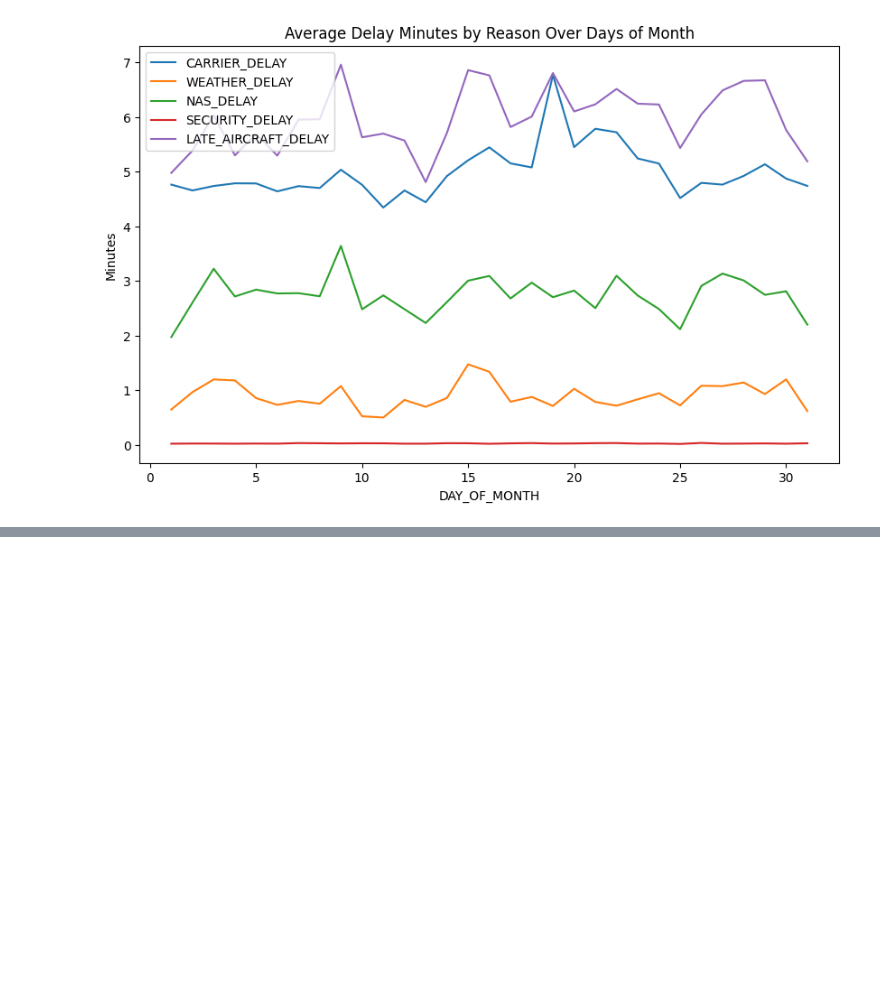
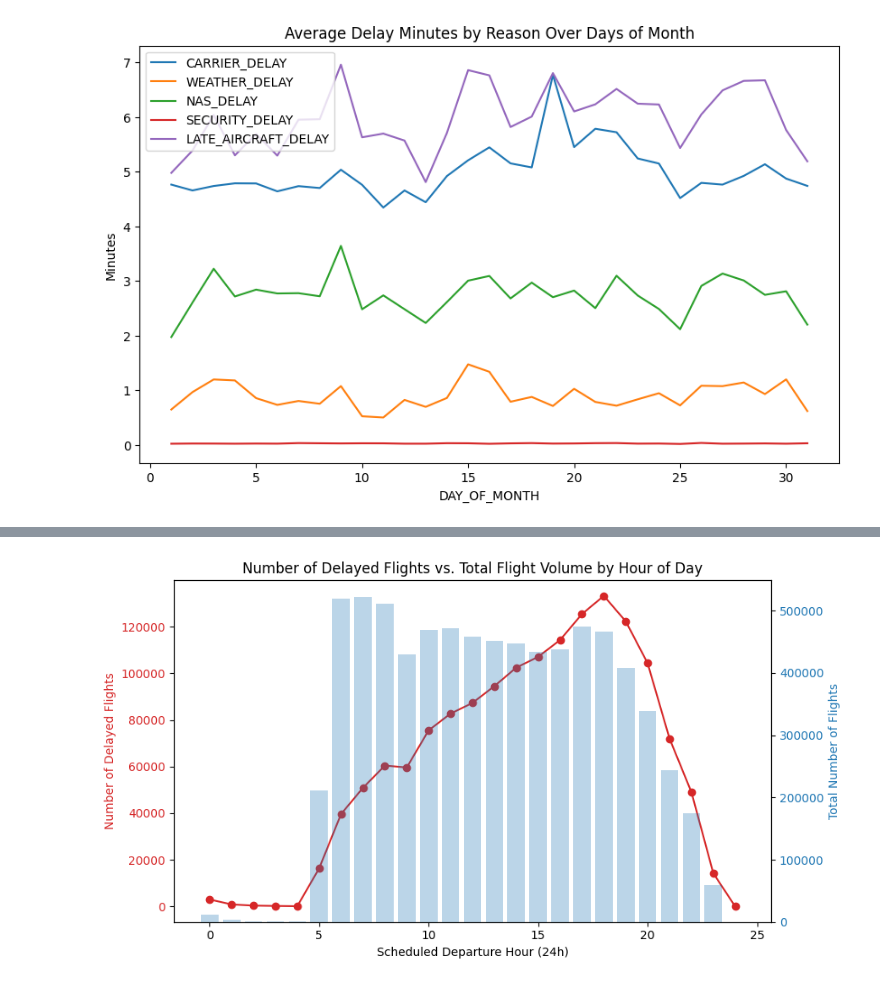
Before and after one commit to elenayzhu/mie368, a Jupyter notebook: individual-eda/Elena's_EDA.ipynb, the cells around one changed output, grey strips where cells are left out. Cells and saved outputs as stored; diff of their text form; code cells hidden in the pictures; blank space fills up the shorter version.

```diff
--- a/individual-eda/Elena's_EDA.ipynb
+++ b/individual-eda/Elena's_EDA.ipynb
@@ -140,0 +203,35 @@ Text(0, 0.5, 'Minutes')
+# %%
+# Define what counts as a "delay" (e.g., >= 15 minutes)
+flight_data['IS_DELAYED'] = flight_data['DEP_DELAY_NEW'] >= 15
+
+# Group by hour: count total flights and number of delays
+by_hour = flight_data.groupby('DEP_HOUR').agg({
+    'IS_DELAYED': 'sum',      # number of delayed flights
+    'CRS_DEP_TIME': 'count'   # total flights
+}).rename(columns={'IS_DELAYED': 'NUM_DELAYED', 'CRS_DEP_TIME': 'FLIGHT_COUNT'})
+
+# Compute proportion if desired
+by_hour['PCT_DELAYED'] = by_hour['NUM_DELAYED'] / by_hour['FLIGHT_COUNT'] * 100
+
+# Plot
+fig, ax1 = plt.subplots(figsize=(9,5))
+
+# 1️⃣ Number of delayed flights (red line)
+color = 'tab:red'
+ax1.set_xlabel('Scheduled Departure Hour (24h)')
+ax1.set_ylabel('Number of Delayed Flights', color=color)
+ax1.plot(by_hour.index, by_hour['NUM_DELAYED'], color=color, marker='o', label='Delayed Flights')
+ax1.tick_params(axis='y', labelcolor=color)
+
+# 2️⃣ Flight volume (blue bars)
+ax2 = ax1.twinx()
+color = 'tab:blue'
+ax2.set_ylabel('Total Number of Flights', color=color)
+ax2.bar(by_hour.index, by_hour['FLIGHT_COUNT'], alpha=0.3, color=color, label='Flight Volume')
+ax2.tick_params(axis='y', labelcolor=color)
+
+plt.title("Number of Delayed Flights vs. Total Flight Volume by Hour of Day")
+fig.tight_layout()
+plt.show()
+# %% [output]
+[figure, added]
```
Also changed, not shown: parts of 8 cells of this notebook.
